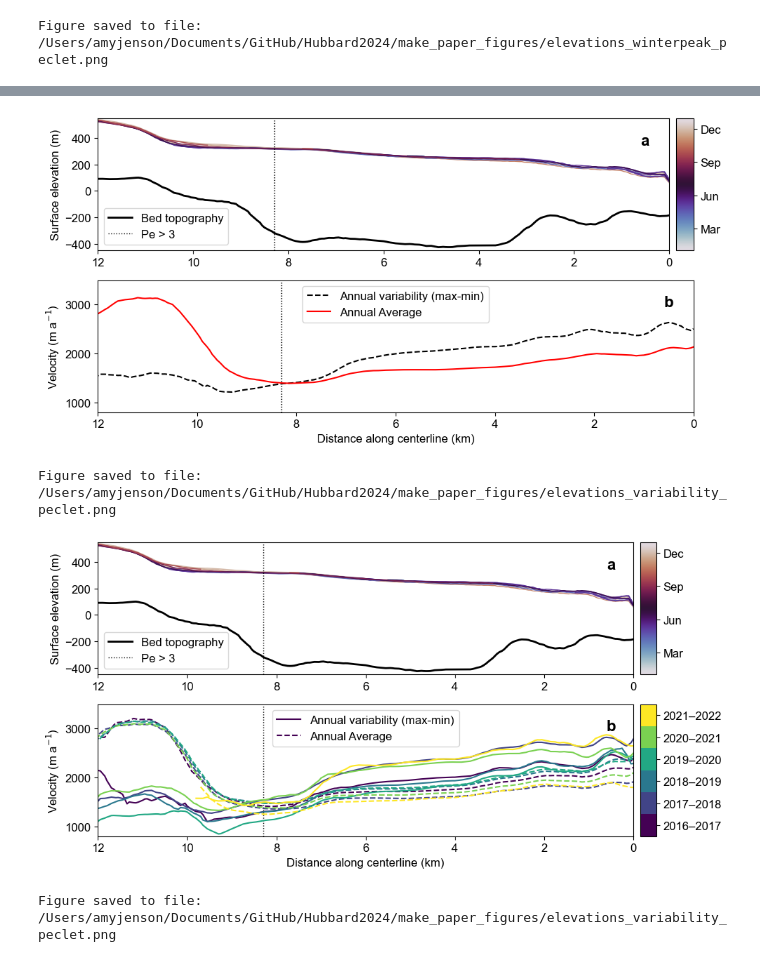
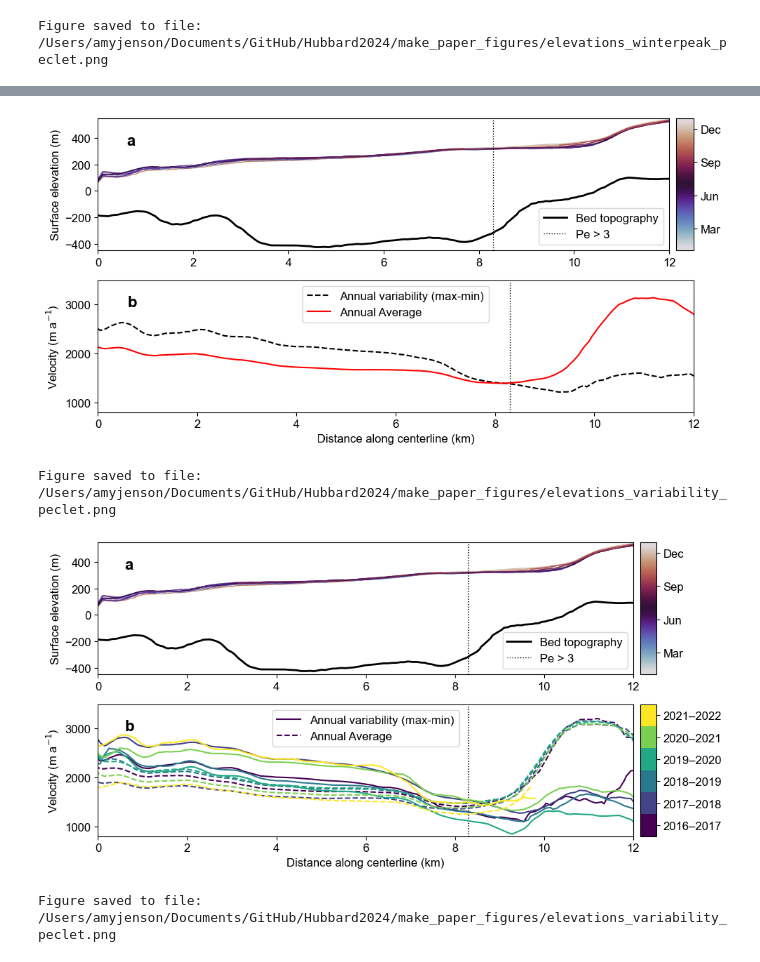
Before and after one commit to pohlan/Hubbard2024, a Jupyter notebook: make_paper_figures/surface_thickness_strength.ipynb, the cells around one changed output, grey strips where cells are left out. Drawn from its saved outputs; the diff is of its cells as text; code cells hidden in the pictures.

```diff
--- a/make_paper_figures/surface_thickness_strength.ipynb
+++ b/make_paper_figures/surface_thickness_strength.ipynb
@@ -517,6 +519,8 @@ plt.grid(False)
 plt.sca(ax[1])  # Set the current active axis to ax[0]
 plt.grid(False)
 fig.tight_layout()
+ax[0].invert_xaxis()
+ax[1].invert_xaxis()
 plt.show()
 
 # Save figure
@@ -524,7 +528,7 @@ fig_fn = os.path.join(figures_out_path, 'elevations_variability_peclet.png')
 fig.savefig(fig_fn, dpi=600, bbox_inches='tight')
 print('Figure saved to file:', fig_fn)
 # %% [output]
-[figure, old version]
+[figure, new version]
 Figure saved to file: /Users/amyjenson/Documents/GitHub/Hubbard2024/make_paper_figures/elevations_variability_peclet.png
 # %%
 # Set up figure
@@ -610,34 +614,37 @@ listed_cmap = matplotlib.colors.ListedColormap(colors)
 bounds = np.arange(len(colors) + 1)
 norm = matplotlib.colors.BoundaryNorm(bounds, listed_cmap.N)
 sm = matplotlib.cm.ScalarMappable(cmap=listed_cmap, norm=norm)
 divider3 = make_axes_locatable(ax[1])
 cax3 = divider3.append_axes("right", size="3%", pad=0.1)
 cbar = fig.colorbar(sm, cax=cax3, ticks=np.arange(len(colors)) + 0.5, orientation='vertical')
 cbar.ax.set_yticklabels([f'{year}–{year+1}' for year in years[0:]])  # Customize labels
 cbar.ax.tick_params(which='minor', length=0)
 
 ### Add panel labels, adjust axes
 labels = ['a', 'b']
 for i, axis in enumerate(ax):
     axis.text((axis.get_xlim()[1] - axis.get_xlim()[0]) * 0.95 + axis.get_xlim()[0],
               (axis.get_ylim()[1] - axis.get_ylim()[0]) * 0.8 + axis.get_ylim()[0],
               labels[i], fontweight='bold', fontsize=fontsize+4)
     axis.grid(True)
     # axis.axvline(weak_dist, color='k', linestyle='--', linewidth=1)
 
 plt.sca(ax[0])  # Set the current active axis to ax[0]
 plt.grid(False)
 plt.sca(ax[1])  # Set the current active axis to ax[0]
 plt.grid(False)
 fig.tight_layout()
+
+ax[0].invert_xaxis()
+ax[1].invert_xaxis()
 plt.show()
 
 # Save figure
 fig_fn = os.path.join(figures_out_path, 'elevations_variability_peclet.png')
 fig.savefig(fig_fn, dpi=600, bbox_inches='tight')
 print('Figure saved to file:', fig_fn)
 # %% [output]
-[figure, old version]
+[figure, new version]
 Figure saved to file: /Users/amyjenson/Documents/GitHub/Hubbard2024/make_paper_figures/elevations_variability_peclet.png
 # %%
 # Set up figure
```
Also changed, not shown: parts of 4 cells of this notebook, 1 other file.
